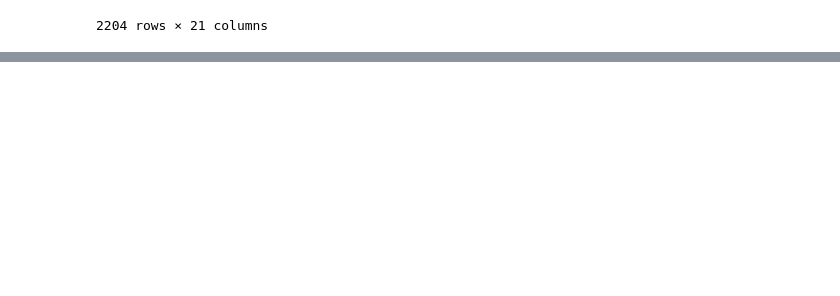
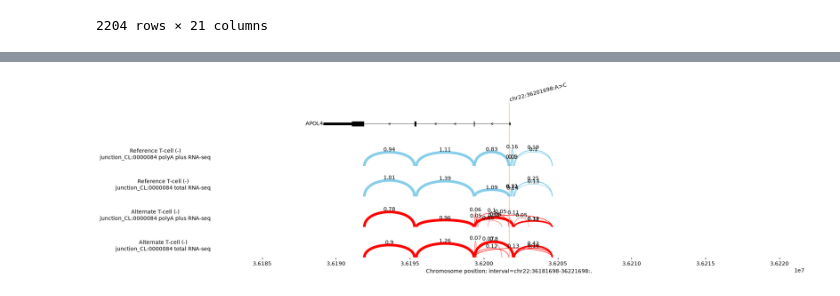
Before and after one commit to log2718/Opensplice-PNAS-data-analysis, a Jupyter notebook: analysis_script/alphagenome_stubbornness_explanation.ipynb, the cells around one changed output, grey strips where cells are left out. Saved outputs shown, nothing was run; the diff lists cells and outputs as text; code cells hidden in the pictures; blank space fills up the shorter version.

Commit message:
alphagenome exon prediction pipeline

```diff
--- a/analysis_script/alphagenome_stubbornness_explanation.ipynb
+++ b/analysis_script/alphagenome_stubbornness_explanation.ipynb
@@ -65,3 +65,22 @@ df_scores
 | 2202 | chr13:32316462:T>G | chr13:31792174-32840750:. | ENSG00000139618 | BRCA2 | protein_coding | + | 32316391 | 32316421 | ... |
 | 2203 | chr13:32316462:T>G | chr13:31792174-32840750:. | ENSG00000139618 | BRCA2 | protein_coding | + | 32397044 | 32398161 | ... |
 2204 rows × 21 columns
+# %%
+# Define a variant near a splice site in the BRCA2 gene.
+variant = genome.Variant(
+    chromosome='chr22',
+    position=36201698,
+    reference_bases='A',
+    alternate_bases='C',
+)
+
+# Create a 1MB interval centered on the variant.
+interval = variant.reference_interval.resize(dna_client.SEQUENCE_LENGTH_1MB)
+
+# Predict junction counts for both REF and ALT alleles
+output = dna_model.predict_variant(
+    interval=interval,
+    variant=variant,
+    requested_outputs=[dna_client.OutputType.SPLICE_JUNCTIONS],
+    ontology_terms=['CL:0000084'],
+)
@@ -67,0 +221,32 @@ df_scores
+# %%
+# We will plot for both polyA and total RNA-seq
+ref_output = output.reference
+alt_output = output.alternate
+
+# Plot
+_ = plot_components.plot(
+    [
+        # Transcript annotations
+        plot_components.TranscriptAnnotation(
+            transcript_extractor_mane.extract(interval)
+        ),
+        # Sashimi ref and alt plots
+        plot_components.Sashimi(
+            ref_output.splice_junctions,
+            ylabel_template='Reference {biosample_name} ({strand})\n{name}',
+            color='skyblue',
+        ),
+        plot_components.Sashimi(
+            alt_output.splice_junctions,
+            ylabel_template='Alternate {biosample_name} ({strand})\n{name}',
+            color='red',
+        ),
+    ],
+    # Annotate the variant position as a vertical line across all panels
+    annotations=[plot_components.VariantAnnotation([variant])],
+    interval=interval.resize(40000),
+)
+
+plt.show()
+# %% [output]
+[figure, added]
```
Also changed, not shown: parts of 47 cells of this notebook, 1 other file.
